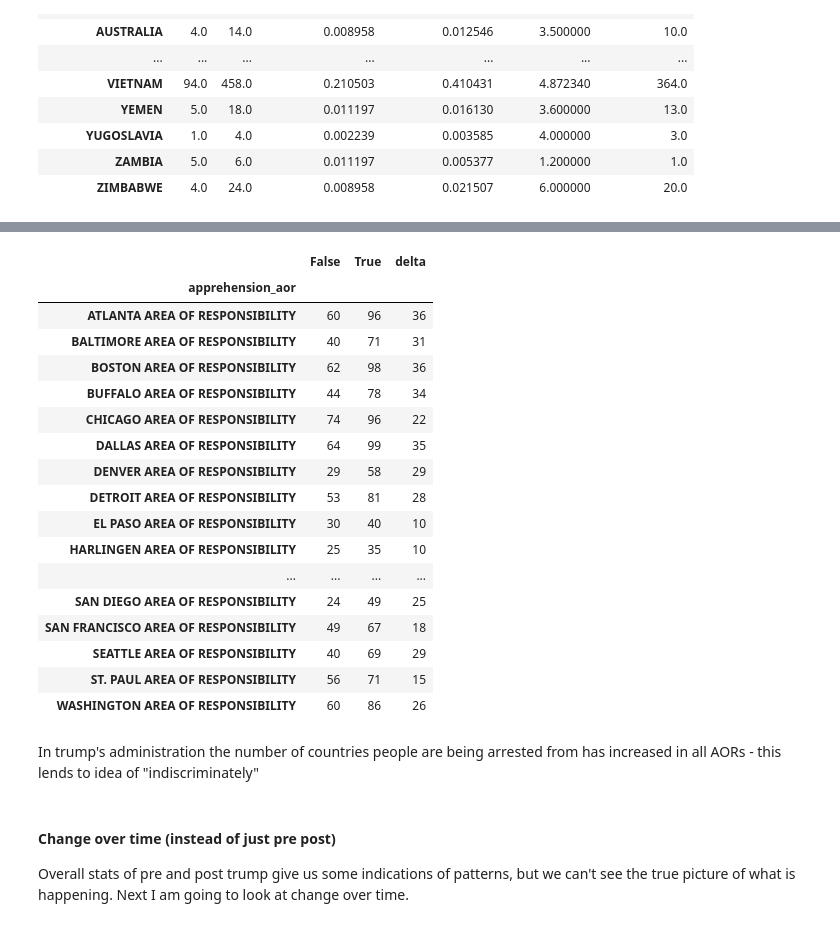
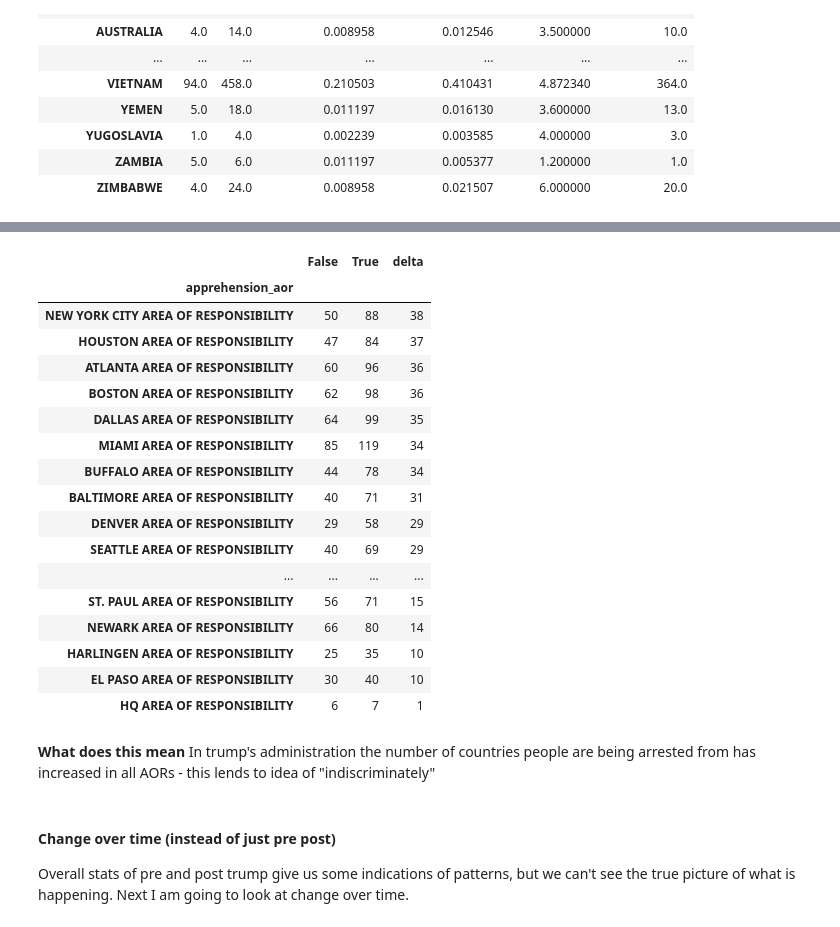
Before and after one commit to ceilingloft/lr_assingment_ice, a Jupyter notebook: task_notebooks/task-4_analysis.ipynb, the cells around one changed output, grey strips where cells are left out. Saved outputs shown, nothing was run; the diff lists cells and outputs as text; code cells hidden in the pictures.

```diff
--- a/task_notebooks/task-4_analysis.ipynb
+++ b/task_notebooks/task-4_analysis.ipynb
@@ -18,12 +18,12 @@ import process_data
 pd.set_option("display.max_rows", 300)
 pd.set_option("display.max_columns", 200)
 # %%
-arrests_filename = 'arrests-0923-0625.xlsx'
+arrests_filename = 'arrests_with_facility_county.csv'
 cwd = Path.cwd()
 root = cwd.parent
 data = root / "data"
 # %%
-arrests_df = process_data.read_arrests_data(data/arrests_filename)
+arrests_df = pd.read_csv(data/arrests_filename, parse_dates=['apprehension_date','departed_date'])
 # %%
 arrests_df.head()
 # %% [output]
@@ -342,28 +405,28 @@ num_countries_pre_post_by_aor.columns = [str(c) for c in num_countries_pre_post_
 # %%
 num_countries_pre_post_by_aor['delta'] = num_countries_pre_post_by_aor['True'] - num_countries_pre_post_by_aor['False']
 # %%
-num_countries_pre_post_by_aor
+num_countries_pre_post_by_aor.sort_values(by='delta', ascending=False)
 # %% [output]
 |  | False | True | delta |
 | apprehension_aor |  |  |  |
+| NEW YORK CITY AREA OF RESPONSIBILITY | 50 | 88 | 38 |
+| HOUSTON AREA OF RESPONSIBILITY | 47 | 84 | 37 |
 | ATLANTA AREA OF RESPONSIBILITY | 60 | 96 | 36 |
+| BOSTON AREA OF RESPONSIBILITY | 62 | 98 | 36 |
+| DALLAS AREA OF RESPONSIBILITY | 64 | 99 | 35 |
+| MIAMI AREA OF RESPONSIBILITY | 85 | 119 | 34 |
+| BUFFALO AREA OF RESPONSIBILITY | 44 | 78 | 34 |
 | BALTIMORE AREA OF RESPONSIBILITY | 40 | 71 | 31 |
-| BOSTON AREA OF RESPONSIBILITY | 62 | 98 | 36 |
-| BUFFALO AREA OF RESPONSIBILITY | 44 | 78 | 34 |
-| CHICAGO AREA OF RESPONSIBILITY | 74 | 96 | 22 |
-| DALLAS AREA OF RESPONSIBILITY | 64 | 99 | 35 |
 | DENVER AREA OF RESPONSIBILITY | 29 | 58 | 29 |
-| DETROIT AREA OF RESPONSIBILITY | 53 | 81 | 28 |
+| SEATTLE AREA OF RESPONSIBILITY | 40 | 69 | 29 |
+| ... | ... | ... | ... |
+| ST. PAUL AREA OF RESPONSIBILITY | 56 | 71 | 15 |
+| NEWARK AREA OF RESPONSIBILITY | 66 | 80 | 14 |
+| HARLINGEN AREA OF RESPONSIBILITY | 25 | 35 | 10 |
 | EL PASO AREA OF RESPONSIBILITY | 30 | 40 | 10 |
-| HARLINGEN AREA OF RESPONSIBILITY | 25 | 35 | 10 |
-| ... | ... | ... | ... |
-| SAN DIEGO AREA OF RESPONSIBILITY | 24 | 49 | 25 |
-| SAN FRANCISCO AREA OF RESPONSIBILITY | 49 | 67 | 18 |
-| SEATTLE AREA OF RESPONSIBILITY | 40 | 69 | 29 |
-| ST. PAUL AREA OF RESPONSIBILITY | 56 | 71 | 15 |
-| WASHINGTON AREA OF RESPONSIBILITY | 60 | 86 | 26 |
+| HQ AREA OF RESPONSIBILITY | 6 | 7 | 1 |
 # %% [markdown]
-In trump's administration the number of countries people are being arrested from has increased in all AORs - this lends to idea of "indiscriminately"
+**What does this mean** In trump's administration the number of countries people are being arrested from has increased in all AORs - this lends to idea of "indiscriminately"
 # %% [markdown]
 #### Change over time (instead of just pre post)
 
```
Also changed, not shown: parts of 32 cells of this notebook.
